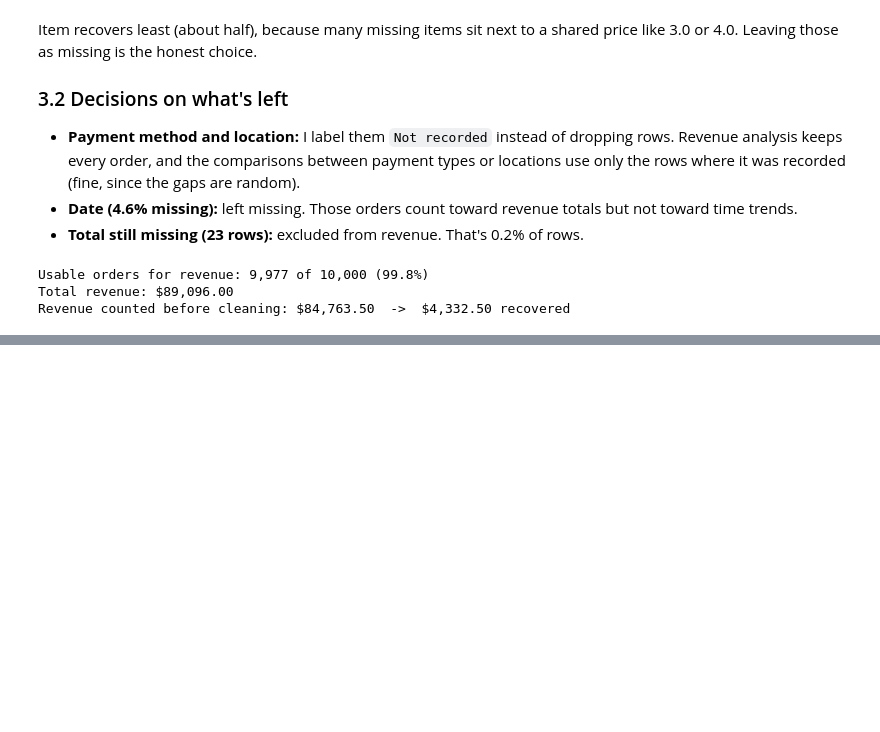
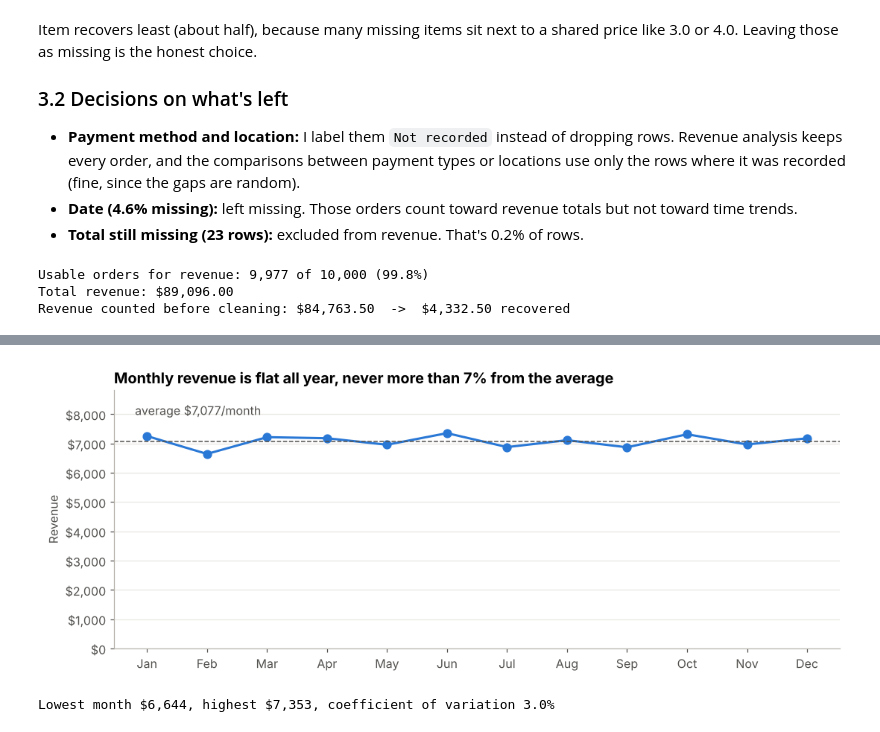
Before and after one commit to Aparnaxyz/cafe-sales-eda, a Jupyter notebook: notebooks/cafe_sales_eda.ipynb, the cells around one changed output, grey strips where cells are left out. Cells and saved outputs as stored; diff of their text form; code cells hidden in the pictures; blank space fills up the shorter version.

```diff
--- a/notebooks/cafe_sales_eda.ipynb
+++ b/notebooks/cafe_sales_eda.ipynb
@@ -254,0 +341,20 @@ Cleaning brought **99.8% of orders** back into the revenue numbers, and recovere
+# %%
+monthly = dated.groupby("month")["Total Spent"].agg(["sum", "count"])
+mean_month = monthly["sum"].mean()
+
+fig, ax = plt.subplots(figsize=(10, 4))
+x = monthly.index.strftime("%b")
+ax.plot(x, monthly["sum"], color=ACCENT, lw=2, marker="o", ms=7)
+ax.axhline(mean_month, color=MUTED, ls="--", lw=1)
+ax.text(-0.2, mean_month + 900, f"average ${mean_month:,.0f}/month", color=MUTED, ha="left")
+ax.set_ylim(0, monthly["sum"].max() * 1.2)
+ax.yaxis.set_major_formatter(mtick.StrMethodFormatter("${x:,.0f}"))
+ax.set_title("Monthly revenue is flat all year, never more than 7% from the average")
+ax.set_ylabel("Revenue")
+ax.grid(axis="x", visible=False)
+save("05_monthly.png")
+print(f"Lowest month ${monthly['sum'].min():,.0f}, highest ${monthly['sum'].max():,.0f}, "
+      f"coefficient of variation {monthly['sum'].std() / mean_month:.1%}")
+# %% [output]
+[figure, added]
+Lowest month $6,644, highest $7,353, coefficient of variation 3.0%
```
Also changed, not shown: parts of 13 cells of this notebook, 5 other files.
